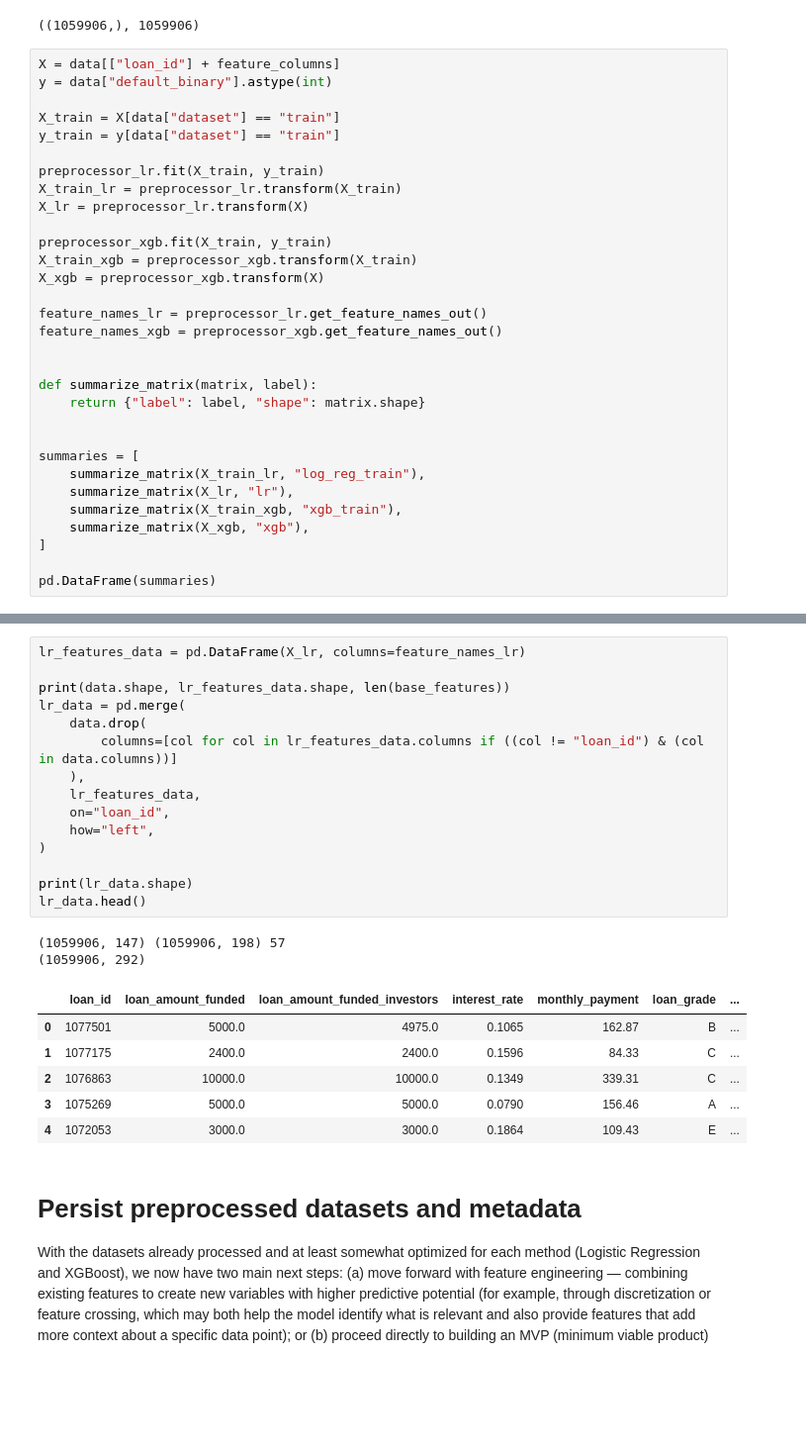
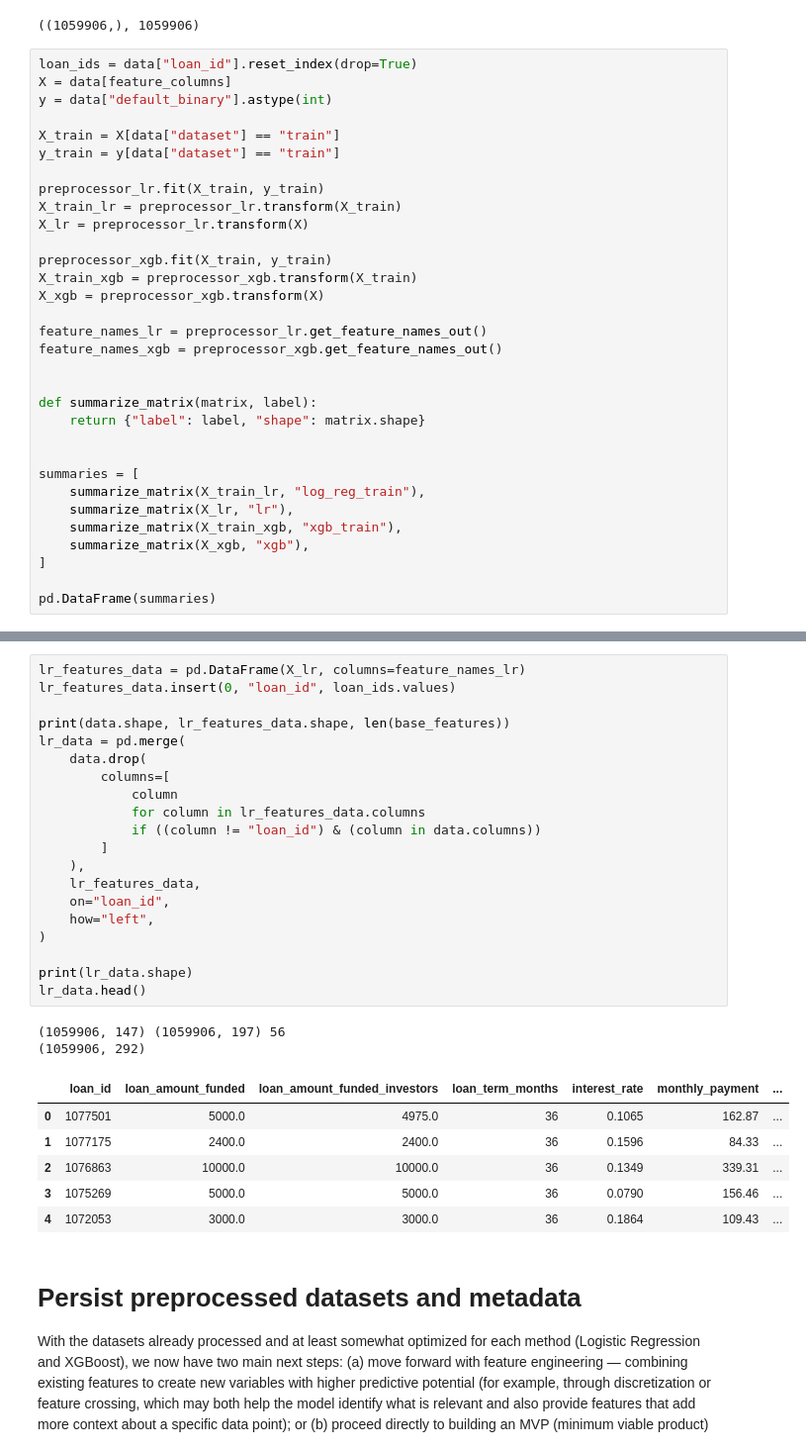
Before and after one commit to imonteiroyh/LoanCreditRisk, a Jupyter notebook: notebooks/02_preprocessing.ipynb, the cells around one changed output, grey strips where cells are left out. Shown at 99% size. Cells and saved outputs as stored; diff of their text form; blank space fills up the shorter version.

```diff
--- a/notebooks/02_preprocessing.ipynb
+++ b/notebooks/02_preprocessing.ipynb
@@ -324,7 +324,8 @@ data["loan_id"].shape, data["loan_id"].nunique()
 # %% [output]
 ((1059906,), 1059906)
 # %%
-X = data[["loan_id"] + feature_columns]
+loan_ids = data["loan_id"].reset_index(drop=True)
+X = data[feature_columns]
 y = data["default_binary"].astype(int)
 
 X_train = X[data["dataset"] == "train"]
@@ -394,27 +400,32 @@ xgb_data.head()
 # %%
 lr_features_data = pd.DataFrame(X_lr, columns=feature_names_lr)
+lr_features_data.insert(0, "loan_id", loan_ids.values)
 
 print(data.shape, lr_features_data.shape, len(base_features))
 lr_data = pd.merge(
     data.drop(
-        columns=[col for col in lr_features_data.columns if ((col != "loan_id") & (col in data.columns))]
+        columns=[
+            column
+            for column in lr_features_data.columns
+            if ((column != "loan_id") & (column in data.columns))
+        ]
     ),
     lr_features_data,
     on="loan_id",
     how="left",
 )
 
 print(lr_data.shape)
 lr_data.head()
 # %% [output]
-(1059906, 147) (1059906, 198) 57
+(1059906, 147) (1059906, 197) 56
 (1059906, 292)
-|  | loan_id | loan_amount_funded | loan_amount_funded_investors | interest_rate | monthly_payment | loan_grade | ... |
-| 0 | 1077501 | 5000.0 | 4975.0 | 0.1065 | 162.87 | B | ... |
-| 1 | 1077175 | 2400.0 | 2400.0 | 0.1596 | 84.33 | C | ... |
-| 2 | 1076863 | 10000.0 | 10000.0 | 0.1349 | 339.31 | C | ... |
-| 3 | 1075269 | 5000.0 | 5000.0 | 0.0790 | 156.46 | A | ... |
-| 4 | 1072053 | 3000.0 | 3000.0 | 0.1864 | 109.43 | E | ... |
+|  | loan_id | loan_amount_funded | loan_amount_funded_investors | loan_term_months | interest_rate | monthly_payment | ... |
+| 0 | 1077501 | 5000.0 | 4975.0 | 36 | 0.1065 | 162.87 | ... |
+| 1 | 1077175 | 2400.0 | 2400.0 | 36 | 0.1596 | 84.33 | ... |
+| 2 | 1076863 | 10000.0 | 10000.0 | 36 | 0.1349 | 339.31 | ... |
+| 3 | 1075269 | 5000.0 | 5000.0 | 36 | 0.0790 | 156.46 | ... |
+| 4 | 1072053 | 3000.0 | 3000.0 | 36 | 0.1864 | 109.43 | ... |
 # %% [markdown]
 # Persist preprocessed datasets and metadata
 
```
Also changed, not shown: parts of 4 cells of this notebook.
